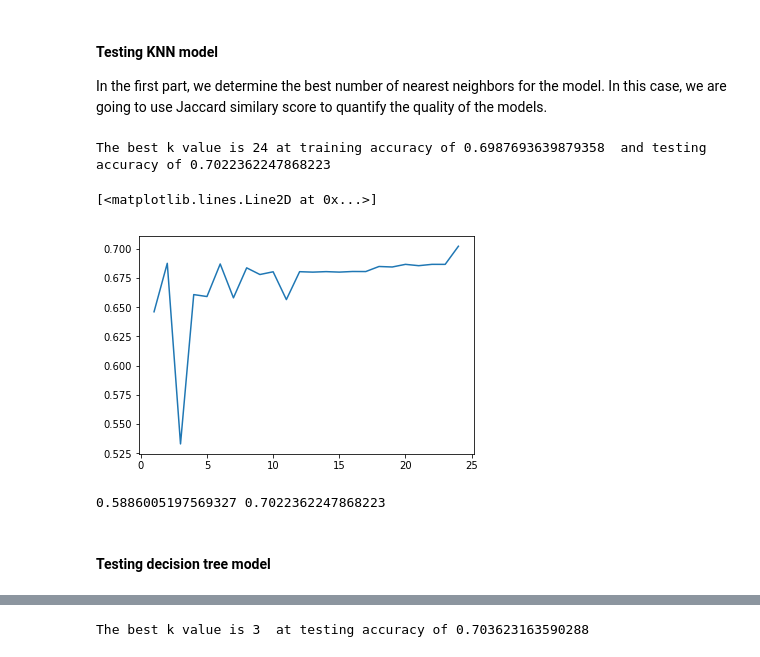
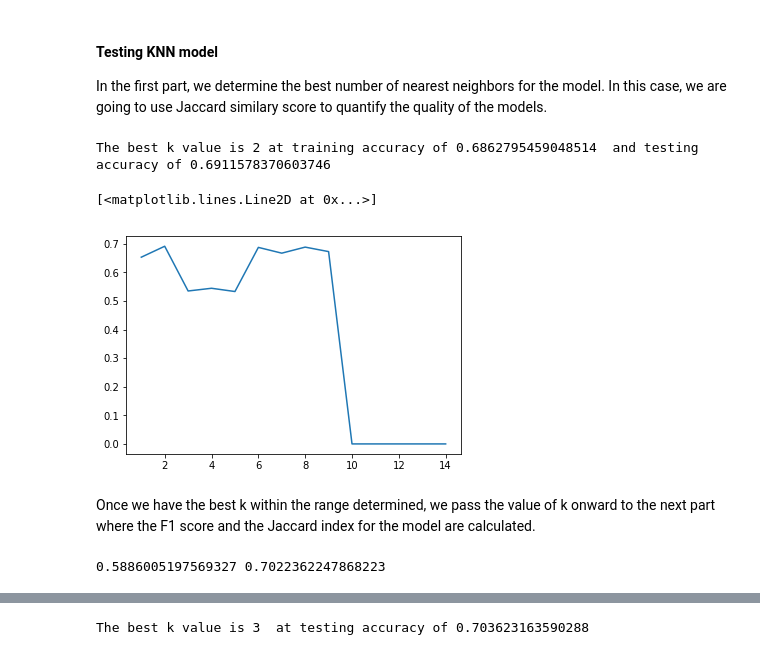
Before and after one commit to PanPalitta/IBM_DataScience, a Jupyter notebook: Data_capstone.ipynb, the cells around one changed output, grey strips where cells are left out. Drawn from its saved outputs; the diff is of its cells as text; code cells hidden in the pictures.

```diff
--- a/Data_capstone.ipynb
+++ b/Data_capstone.ipynb
@@ -46,6 +52,6 @@ import matplotlib.pyplot as plt
 import seaborn as sns
 # %%
 #First we will create the dataframe that contains only the attributes that we will use and the target with just the severity code.
-X = df_collision[['INATTENTIONIND','UNDERINFL','WEATHER','ROADCOND','LIGHTCOND','SPEEDING']]
+X = df_collision[['INATTENTIONIND','UNDERINFL','SPEEDING','WEATHER','ROADCOND','LIGHTCOND']]
 X.head()
 # %% [output]
@@ -93,3 +103,8 @@ A value is trying to be set on a copy of a slice from a DataFrame
 
 See the caveats in the documentation: http://pandas.pydata.org/pandas-docs/stable/indexing.html#indexing-view-versus-copy
   self._update_inplace(new_data)
+# %%
+X=pd.concat([X,pd.get_dummies(df_collision['WEATHER'])], axis=1)
+X=pd.concat([X,pd.get_dummies(df_collision['ROADCOND'])], axis=1)
+X=pd.concat([X,pd.get_dummies(df_collision['LIGHTCOND'])], axis=1)
+X.head()
@@ -250,21 +273,23 @@ In the first part, we determine the best number of nearest neighbors for the mod
 # %%
 training_accuracy=[0 for i in range (1,25)]
 testing_accuracy=[0 for i in range (1,25)]
-for k in range(1,25):
+for k in range(1,10):
     neigh = KNeighborsClassifier(n_neighbors = k).fit(X_train,y_train)
     yhat = neigh.predict(X_test)
     training_accuracy[k-1]=jaccard_similarity_score(y_train, neigh.predict(X_train))
     testing_accuracy[k-1]=jaccard_similarity_score(y_test, yhat)
     #training_accuracy[k-1]=metrics.accuracy_score(y_train, neigh.predict(X_train))
     #testing_accuracy[k-1]=metrics.accuracy_score(y_test, yhat)
     #print("k=",k, ",", training_accuracy[k-1],",",testing_accuracy[k-1])
 
-k=[i for i in range(1,25)]
+k=[i for i in range(1,15)]
 print("The best k value is",k[np.argmax(testing_accuracy)], "at training accuracy of", training_accuracy[np.argmax(testing_accuracy)], " and testing accuracy of", testing_accuracy[np.argmax(testing_accuracy)])
 plt.plot(k,testing_accuracy)
 # %% [output]
-The best k value is 24 at training accuracy of 0.6987693639879358  and testing accuracy of 0.7022362247868223
+The best k value is 2 at training accuracy of 0.6862795459048514  and testing accuracy of 0.6911578370603746
 [<matplotlib.lines.Line2D at 0x...>]
-[figure, old version]
+[figure, new version]
+# %% [markdown]
+Once we have the best k within the range determined, we pass the value of k onward to the next part where the F1 score and the Jaccard index for the model are calculated.
 # %%
 #Now let's run the model at the optimal k and get the values
@@ -279,5 +304,3 @@ jaccard[alg]=jaccard_similarity_score(y_test, yhat)
 print(f1[alg],jaccard[alg])
 # %% [output]
 0.5886005197569327 0.7022362247868223
-# %% [markdown]
-#### Testing decision tree model ####
```
Also changed, not shown: parts of 22 cells of this notebook.
